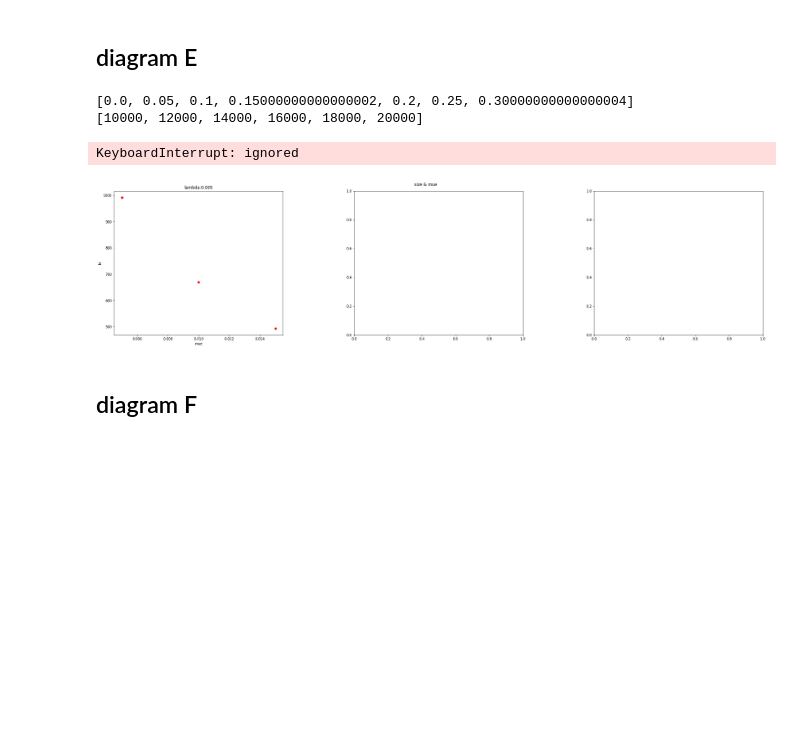
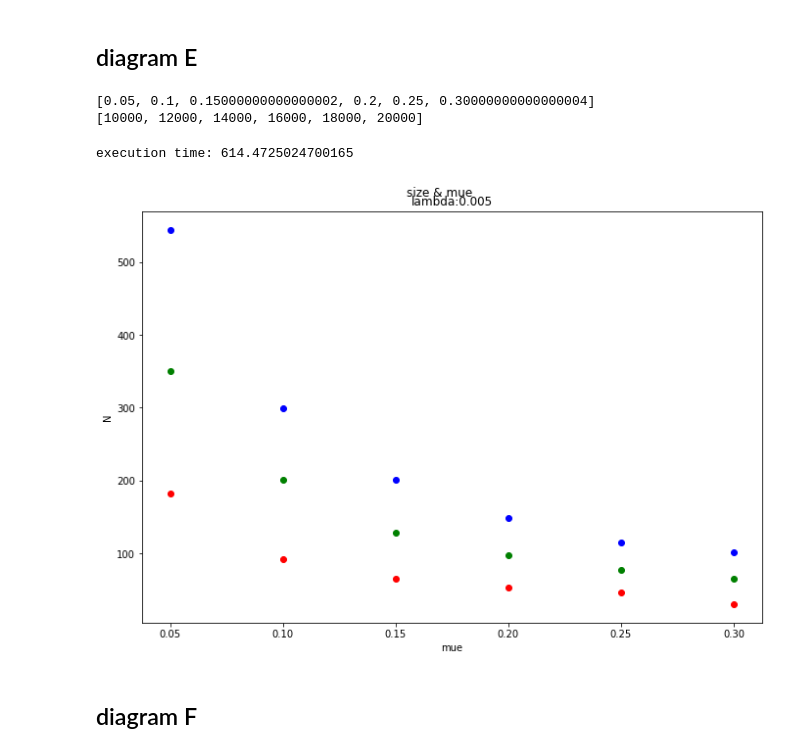
Before and after one commit to MJSahebnasi/Thesis-temporal-network-platform, a Jupyter notebook: thesis_main.ipynb, the cells around one changed output. Cells and saved outputs as stored; diff of their text form; code cells hidden in the pictures; blank space fills up the shorter version.

Commit message:
diagram F code done

```diff
--- a/thesis_main.ipynb
+++ b/thesis_main.ipynb
@@ -846,7 +846,7 @@ landa1 = 0.005
 landa2 = 0.01
 landa3 = 0.015
 
-mues = [0.05*i for i in range(7)]
+mues = [0.05*i for i in range(1,7)]
 
 # snp_times_e = [20000 + i*140*1000 for i in range(1,8)]
 snp_times_e = [10000 + i*2000 for i in range(6)]
@@ -854,7 +854,7 @@ snp_times_e = [10000 + i*2000 for i in range(6)]
 print(mues)
 print(snp_times_e)
 # %% [output]
-[0.0, 0.05, 0.1, 0.15000000000000002, 0.2, 0.25, 0.30000000000000004]
+[0.05, 0.1, 0.15000000000000002, 0.2, 0.25, 0.30000000000000004]
 [10000, 12000, 14000, 16000, 18000, 20000]
 # %%
 def E(G, snp_t, sim_duration, landa, mue):
@@ -872,37 +872,37 @@ def E(G, snp_t, sim_duration, landa, mue):
 # %%
 def onoff_scenario_E(G_list, snp_t, sim_duration, landa_list, mue_list):
 
-  fig, ax = plt.subplots(1,3)
+  fig, ax = plt.subplots(1,len(landa_list))
   fig.tight_layout()
-  fig.set_size_inches(30, 7)
+  fig.set_size_inches(10*len(landa_list), 7)
   fig.suptitle('size & mue')
   fig.subplots_adjust(top=0.93)
 
   colors = ['red','green','blue']
 
   for i in range(len(landa_list)):
+
     landa = landa_list[i]
 
-    # ax[i].legend(loc='upper right')
-    # ax[g].tick_params(labelrotation=45)
-    ax[i].set_title('lambda:'+str(landa))
-    # ax[g].grid()
-    # ax[g].set_xticks(failure_p_values)
-    ax[i].set_xlabel('mue')
-    ax[i].set_ylabel('N')
-    # ax[0].set_yticks(np.linspace(0, 1, num=11))  ### not beautiful
+    # ax[i].set_title('lambda:'+str(landa))
+    ax.set_title('lambda:'+str(landa))
+    # ax[i].set_xlabel('mue')
+    ax.set_xlabel('mue')
+    # ax[i].set_ylabel('N')
+    ax.set_ylabel('N')
 
     for g in range(len(G_list)):
       G = G_list[g]
 
       for mue in mue_list:
         y = E(G, snp_t, sim_duration, landa, mue)
-        ax[i].scatter(mue, y, color=colors[g])
+        # ax[i].scatter(mue, y, color=colors[g])
+        ax.plot(mue, y, color=colors[g])
 # %%
 t_a1 = time.time()
-onoff_scenario_E([G_SF_1, G_SF_2, G_SF_3], snp_times_e, 2*10**4+100, [landa1, landa2, landa3], [mue_1, mue_2, mue_3])
+onoff_scenario_E([G_SF_1, G_SF_2, G_SF_3], snp_times_e, 2*10**4+100, [landa1], mues)
 t_a2 = time.time()
 print('execution time:', t_a2 - t_a1)
 # %% [output]
-KeyboardInterrupt: ignored
+execution time: 614.4725024700165
-[figure, old version]
+[figure, new version]
```
Also changed, not shown: parts of 2 cells of this notebook.
